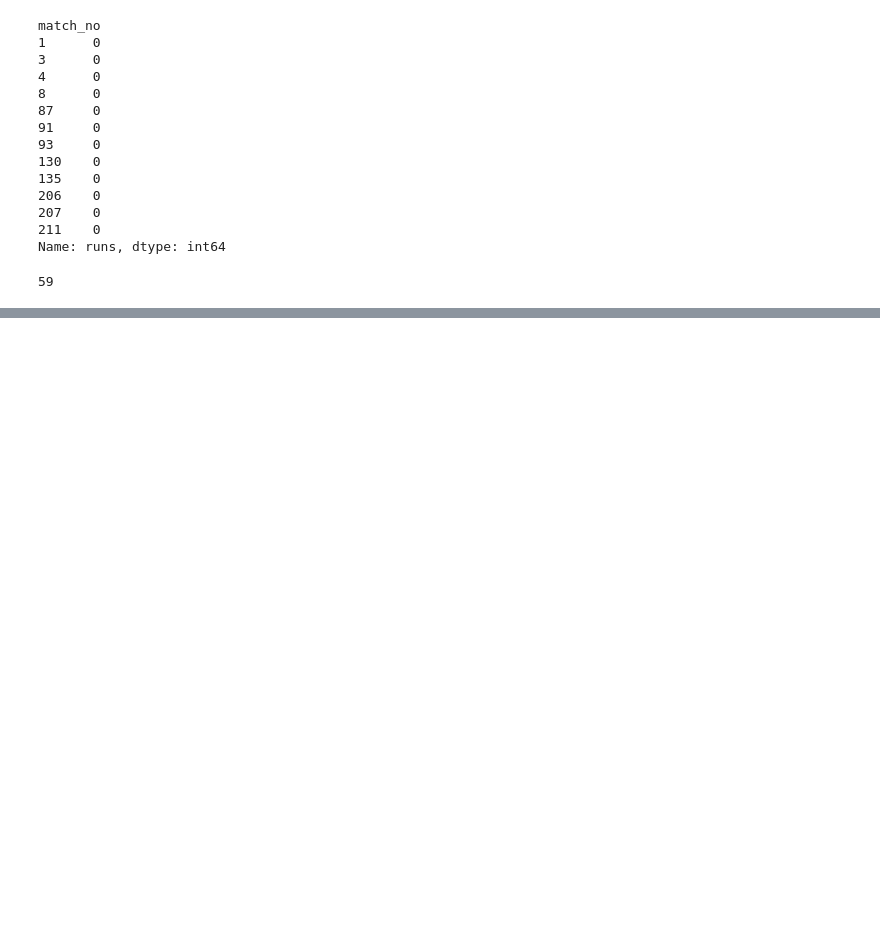
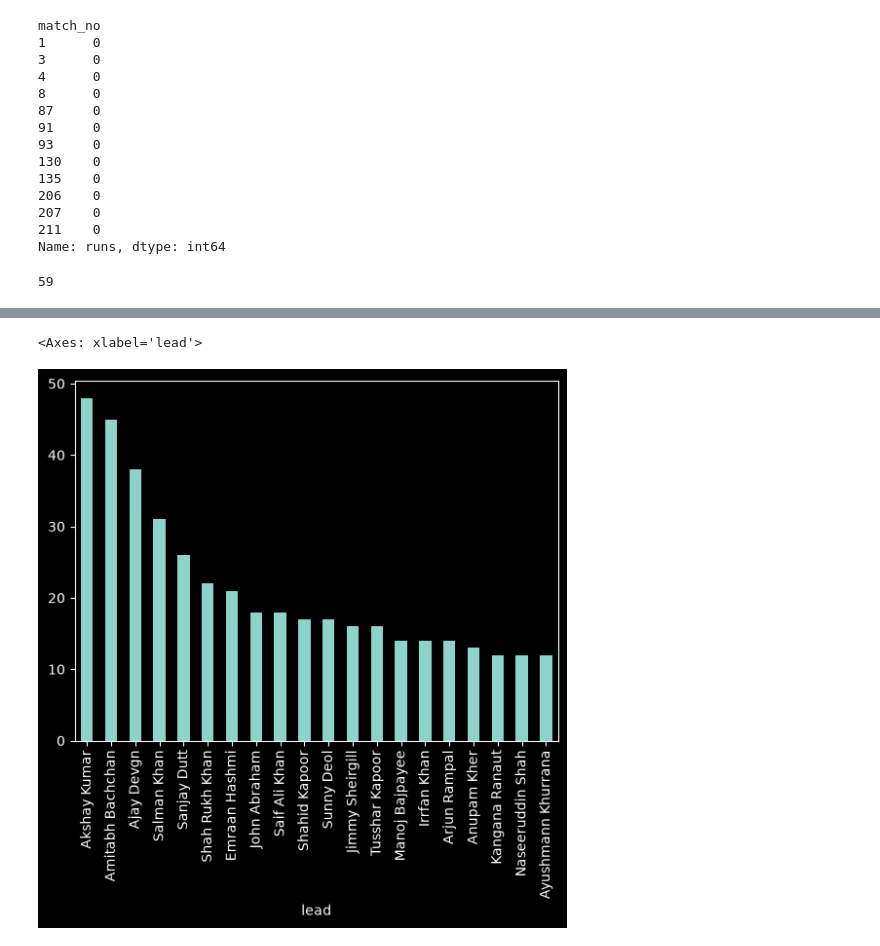
Before and after one commit to mlaxman909/Pandas, a Jupyter notebook: pandas.ipynb, the cells around one changed output, grey strips where cells are left out. Drawn from its saved outputs; the diff is of its cells as text; code cells hidden in the pictures; blank space fills up the shorter version.

```diff
--- a/pandas.ipynb
+++ b/pandas.ipynb
@@ -553,0 +557,5 @@ Name: count, dtype: int64
+# %%
+s2.value_counts().head(20).plot(kind='bar')
+# %% [output]
+<Axes: xlabel='lead'>
+[figure, added]
```
Also changed, not shown: parts of 6 cells of this notebook.
